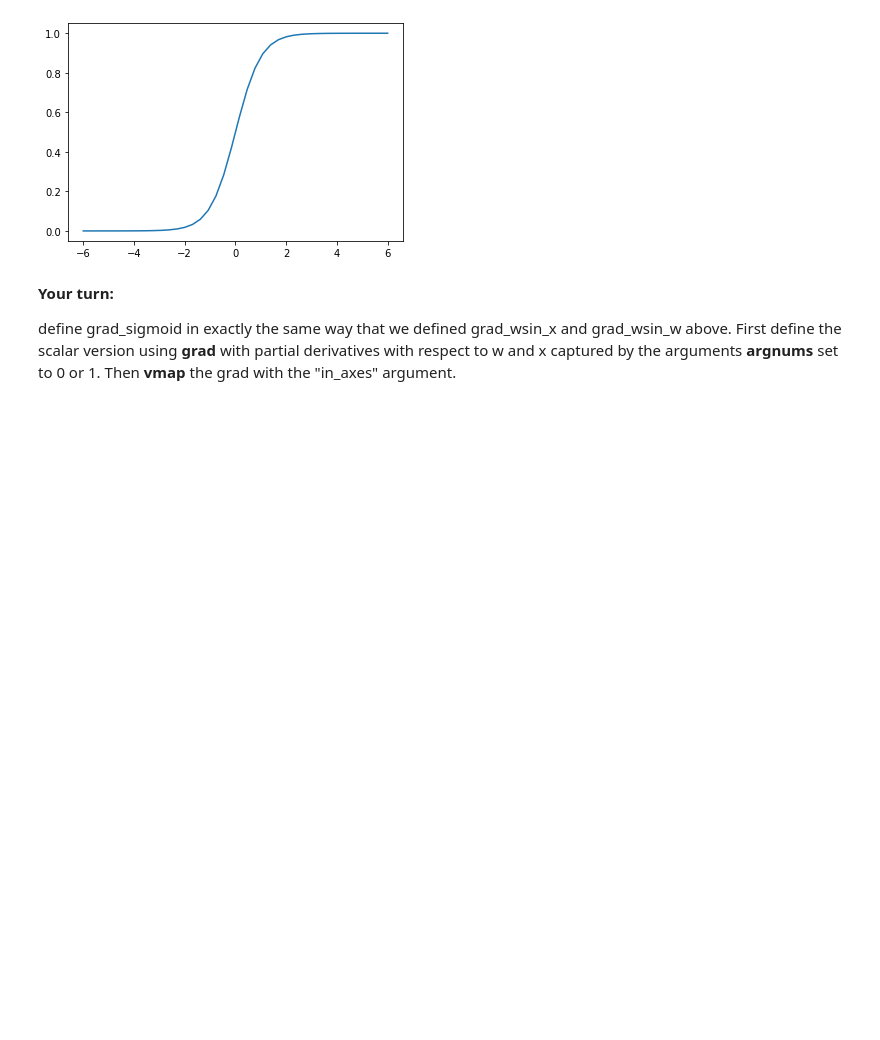
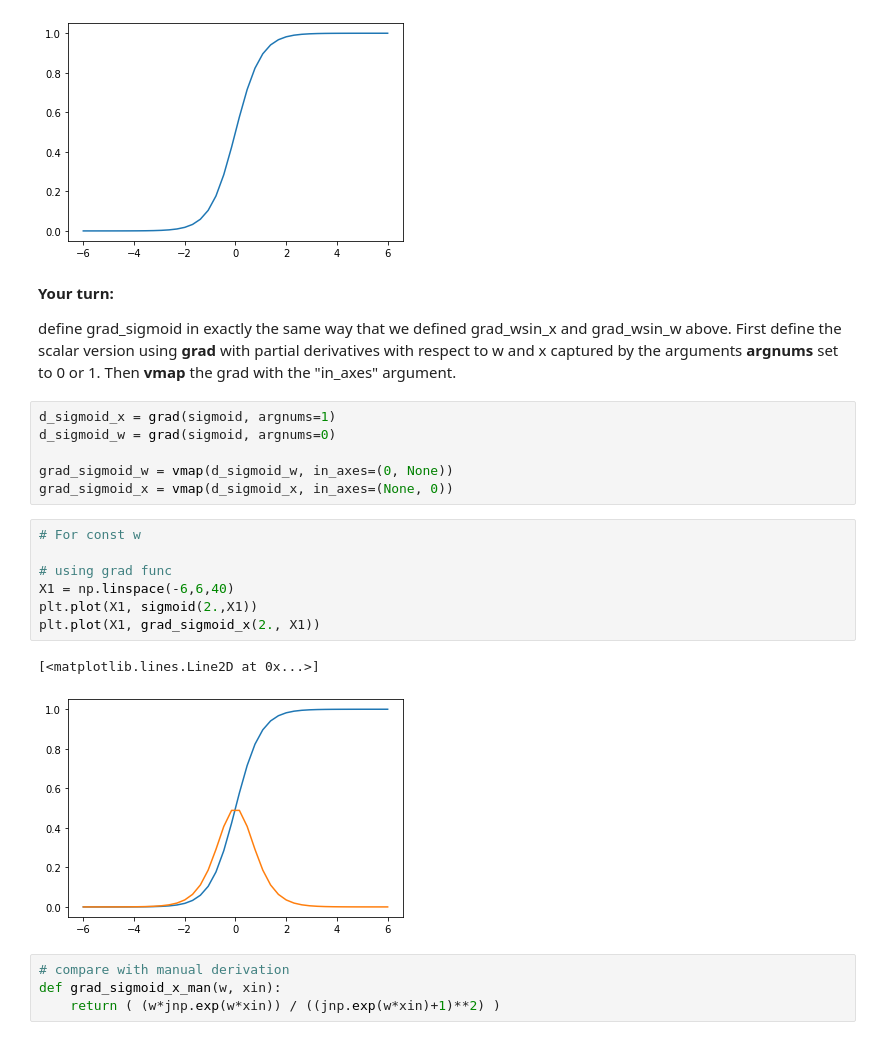
Before and after one commit to steveLim0928/Foundation-in-ML, a Jupyter notebook: Auto_Differentiation_Jax.ipynb, the cells around one changed output. Drawn from its saved outputs; the diff is of its cells as text; blank space fills up the shorter version.

```diff
--- a/Auto_Differentiation_Jax.ipynb
+++ b/Auto_Differentiation_Jax.ipynb
@@ -133,3 +133,23 @@ plt.plot(X1, sigmoid(2.,X1))
 **Your turn:**
 
 define grad_sigmoid in exactly the same way that we defined grad_wsin_x and grad_wsin_w above. First define the scalar version using **grad** with partial derivatives with respect to w and x captured by the arguments **argnums** set to 0 or 1. Then **vmap** the grad with the "in_axes" argument.
+# %%
+d_sigmoid_x = grad(sigmoid, argnums=1)
+d_sigmoid_w = grad(sigmoid, argnums=0)
+
+grad_sigmoid_w = vmap(d_sigmoid_w, in_axes=(0, None))
+grad_sigmoid_x = vmap(d_sigmoid_x, in_axes=(None, 0))
+# %%
+# For const w
+
+# using grad func
+X1 = np.linspace(-6,6,40)
+plt.plot(X1, sigmoid(2.,X1))
+plt.plot(X1, grad_sigmoid_x(2., X1))
+# %% [output]
+[<matplotlib.lines.Line2D at 0x...>]
+[figure, added]
+# %%
+# compare with manual derivation
+def grad_sigmoid_x_man(w, xin):
+    return ( (w*jnp.exp(w*xin)) / ((jnp.exp(w*xin)+1)**2) )
```
Also changed, not shown: parts of 4 cells of this notebook.
